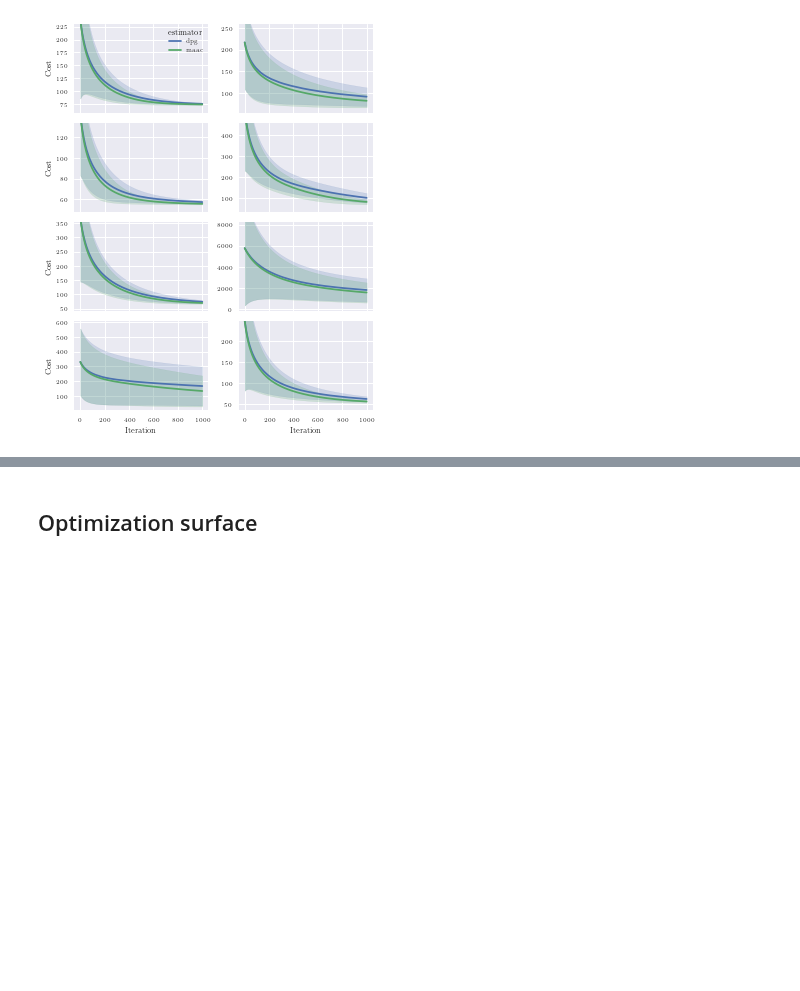
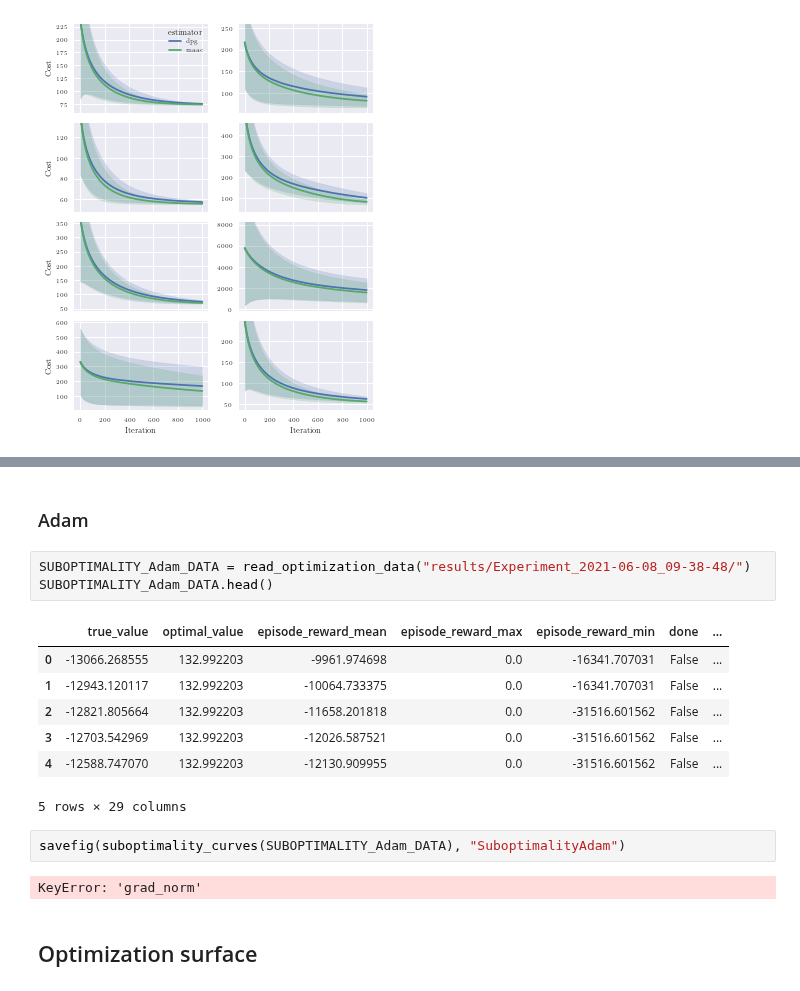
Before and after one commit to 0xangelo/LQSVG, a Jupyter notebook: experiments/dpg_vs_maac.ipynb, the cells around one changed output, grey strips where cells are left out. Saved outputs shown, nothing was run; the diff lists cells and outputs as text; blank space fills up the shorter version.

Commit message:
chore(experiments): update dpg_vs_maac
Signed-off-by: angelolovatto <angelolovatto@gmail.com>

```diff
--- a/experiments/dpg_vs_maac.ipynb
+++ b/experiments/dpg_vs_maac.ipynb
@@ -673,3 +744,20 @@ width: 4.803148471011484, height: 5.937018016194373
+# %% [markdown]
+### Adam
+# %%
+SUBOPTIMALITY_Adam_DATA = read_optimization_data("results/Experiment_2021-06-08_09-38-48/")
+SUBOPTIMALITY_Adam_DATA.head()
+# %% [output]
+|  | true_value | optimal_value | episode_reward_mean | episode_reward_max | episode_reward_min | done | ... |
+| 0 | -13066.268555 | 132.992203 | -9961.974698 | 0.0 | -16341.707031 | False | ... |
+| 1 | -12943.120117 | 132.992203 | -10064.733375 | 0.0 | -16341.707031 | False | ... |
+| 2 | -12821.805664 | 132.992203 | -11658.201818 | 0.0 | -31516.601562 | False | ... |
+| 3 | -12703.542969 | 132.992203 | -12026.587521 | 0.0 | -31516.601562 | False | ... |
+| 4 | -12588.747070 | 132.992203 | -12130.909955 | 0.0 | -31516.601562 | False | ... |
+5 rows × 29 columns
+# %%
+savefig(suboptimality_curves(SUBOPTIMALITY_Adam_DATA), "SuboptimalityAdam")
+# %% [output]
+KeyError: 'grad_norm'
 # %% [markdown]
 ## Optimization surface
 # %%
```
Also changed, not shown: parts of 11 cells of this notebook.
